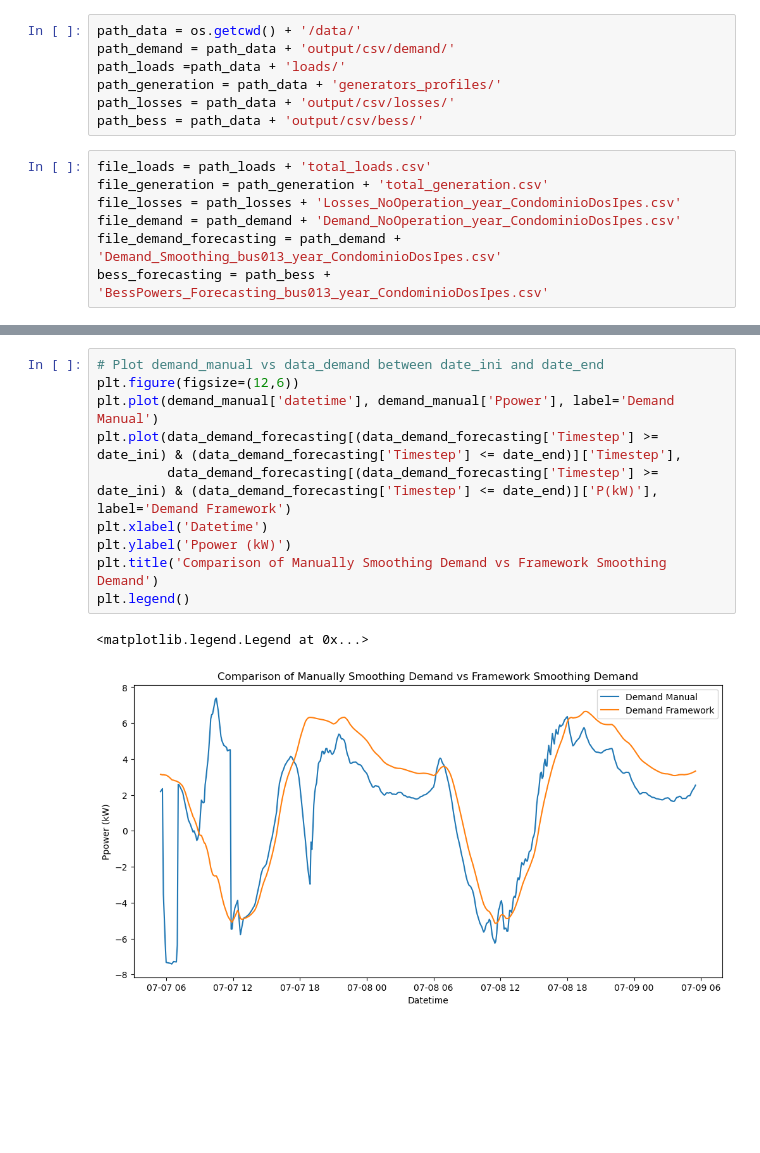
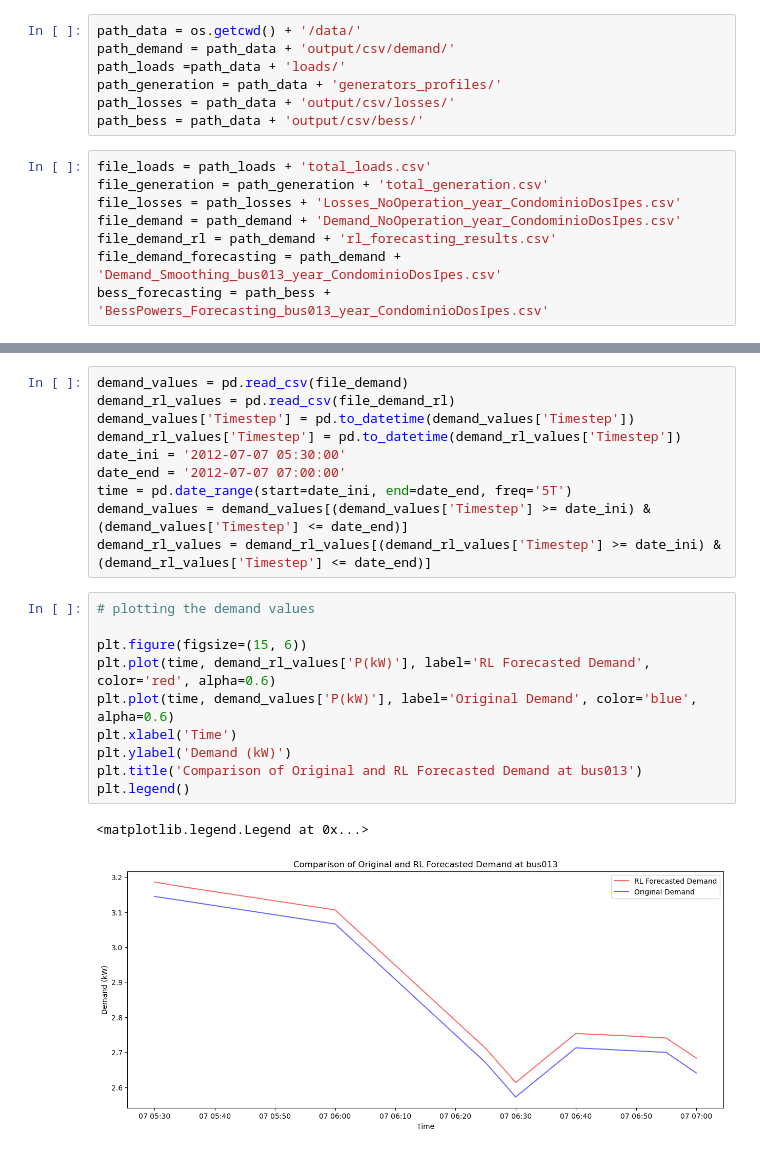
Before and after one commit to JCARNEIROX/IA367-Aprendizado-Reforco, a Jupyter notebook: GridFlexPy/analyze_data.ipynb, the cells around one changed output, grey strips where cells are left out. Saved outputs shown, nothing was run; the diff lists cells and outputs as text; blank space fills up the shorter version.

```diff
--- a/GridFlexPy/analyze_data.ipynb
+++ b/GridFlexPy/analyze_data.ipynb
@@ -15,5 +15,6 @@ file_loads = path_loads + 'total_loads.csv'
 file_generation = path_generation + 'total_generation.csv'
 file_losses = path_losses + 'Losses_NoOperation_year_CondominioDosIpes.csv'
 file_demand = path_demand + 'Demand_NoOperation_year_CondominioDosIpes.csv'
+file_demand_rl = path_demand + 'rl_forecasting_results.csv'
 file_demand_forecasting = path_demand + 'Demand_Smoothing_bus013_year_CondominioDosIpes.csv'
 bess_forecasting = path_bess + 'BessPowers_Forecasting_bus013_year_CondominioDosIpes.csv'
@@ -87,13 +21,23 @@ demand_manual.head()
-# %%
-# Plot demand_manual vs data_demand between date_ini and date_end
-plt.figure(figsize=(12,6))
-plt.plot(demand_manual['datetime'], demand_manual['Ppower'], label='Demand Manual')
-plt.plot(data_demand_forecasting[(data_demand_forecasting['Timestep'] >= date_ini) & (data_demand_forecasting['Timestep'] <= date_end)]['Timestep'],
-         data_demand_forecasting[(data_demand_forecasting['Timestep'] >= date_ini) & (data_demand_forecasting['Timestep'] <= date_end)]['P(kW)'], label='Demand Framework')
-plt.xlabel('Datetime')
-plt.ylabel('Ppower (kW)')
-plt.title('Comparison of Manually Smoothing Demand vs Framework Smoothing Demand')
-plt.legend()
-# %% [output]
-<matplotlib.legend.Legend at 0x...>
-[figure, removed]
+# %%
+demand_values = pd.read_csv(file_demand)
+demand_rl_values = pd.read_csv(file_demand_rl)
+demand_values['Timestep'] = pd.to_datetime(demand_values['Timestep'])
+demand_rl_values['Timestep'] = pd.to_datetime(demand_rl_values['Timestep'])
+date_ini = '2012-07-07 05:30:00'
+date_end = '2012-07-07 07:00:00'
+time = pd.date_range(start=date_ini, end=date_end, freq='5T')
+demand_values = demand_values[(demand_values['Timestep'] >= date_ini) & (demand_values['Timestep'] <= date_end)]
+demand_rl_values = demand_rl_values[(demand_rl_values['Timestep'] >= date_ini) & (demand_rl_values['Timestep'] <= date_end)]
+# %%
+# plotting the demand values
+
+plt.figure(figsize=(15, 6))
+plt.plot(time, demand_rl_values['P(kW)'], label='RL Forecasted Demand', color='red', alpha=0.6)
+plt.plot(time, demand_values['P(kW)'], label='Original Demand', color='blue', alpha=0.6)
+plt.xlabel('Time')
+plt.ylabel('Demand (kW)')
+plt.title('Comparison of Original and RL Forecasted Demand at bus013')
+plt.legend()
+# %% [output]
+<matplotlib.legend.Legend at 0x...>
+[figure, added]
```
Also changed, not shown: parts of 5 cells of this notebook, 11 other files.
